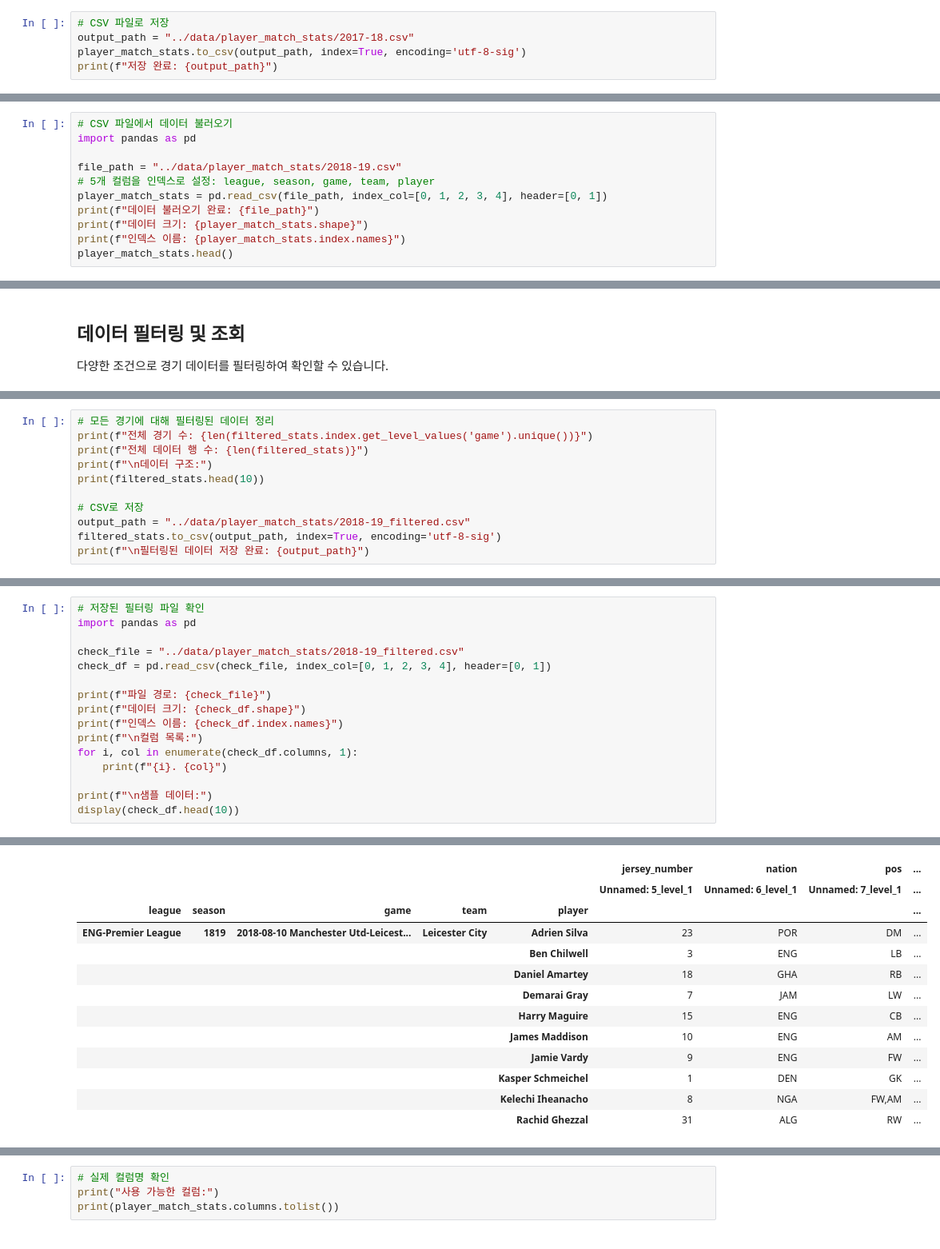
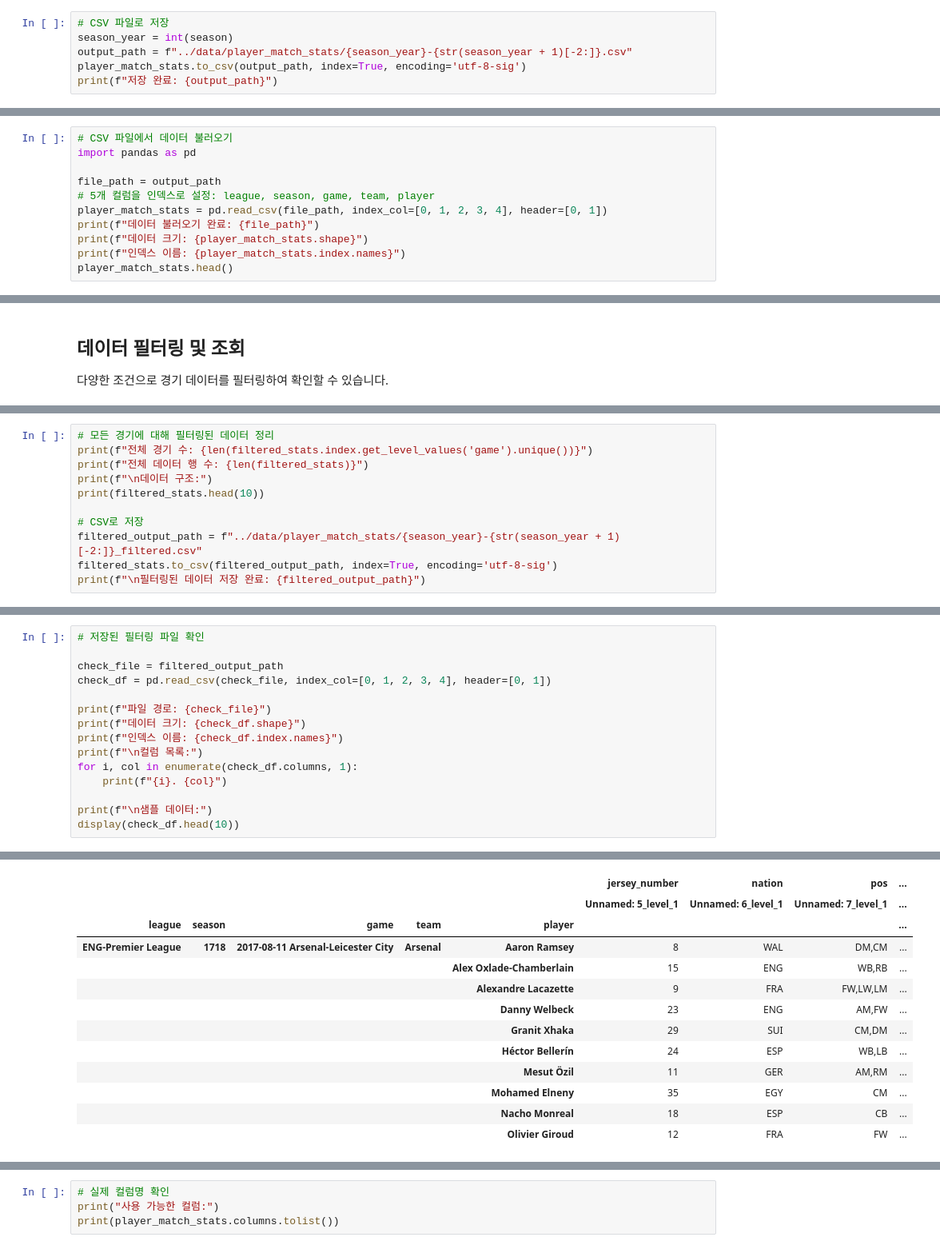
Before and after one commit to ryutt919/AIS, a Jupyter notebook: scripts/Soccerdata_scraper.ipynb, the cells around one changed output, grey strips where cells are left out. Shown: that part at 80% size. Cells and saved outputs as stored; diff of their text form.

```diff
--- a/scripts/Soccerdata_scraper.ipynb
+++ b/scripts/Soccerdata_scraper.ipynb
@@ -47,6 +32,7 @@ player_match_stats.head()
 # %%
 # CSV 파일로 저장
-output_path = "../data/player_match_stats/2017-18.csv"
+season_year = int(season)
+output_path = f"../data/player_match_stats/{season_year}-{str(season_year + 1)[-2:]}.csv"
 player_match_stats.to_csv(output_path, index=True, encoding='utf-8-sig')
 print(f"저장 완료: {output_path}")
 # %% [output]
@@ -55,7 +41,7 @@ print(f"저장 완료: {output_path}")
 # CSV 파일에서 데이터 불러오기
 import pandas as pd
 
-file_path = "../data/player_match_stats/2018-19.csv"
+file_path = output_path
 # 5개 컬럼을 인덱스로 설정: league, season, game, team, player
 player_match_stats = pd.read_csv(file_path, index_col=[0, 1, 2, 3, 4], header=[0, 1])
 print(f"데이터 불러오기 완료: {file_path}")
@@ -261,8 +245,8 @@ print(f"\n데이터 구조:")
 print(filtered_stats.head(10))
 
 # CSV로 저장
-output_path = "../data/player_match_stats/2018-19_filtered.csv"
-filtered_stats.to_csv(output_path, index=True, encoding='utf-8-sig')
-print(f"\n필터링된 데이터 저장 완료: {output_path}")
+filtered_output_path = f"../data/player_match_stats/{season_year}-{str(season_year + 1)[-2:]}_filtered.csv"
+filtered_stats.to_csv(filtered_output_path, index=True, encoding='utf-8-sig')
+print(f"\n필터링된 데이터 저장 완료: {filtered_output_path}")
 # %% [output]
 전체 경기 수: 380
@@ -285,8 +269,7 @@ ENG-Premier League 1819   2018-08-10 Manchester Utd-Leicester City Leicester Cit
 # %%
 # 저장된 필터링 파일 확인
-import pandas as pd
 
-check_file = "../data/player_match_stats/2018-19_filtered.csv"
+check_file = filtered_output_path
 check_df = pd.read_csv(check_file, index_col=[0, 1, 2, 3, 4], header=[0, 1])
 
 print(f"파일 경로: {check_file}")
@@ -304,33 +287,33 @@ display(check_df.head(10))
 인덱스 이름: ['league', 'season', 'game', 'team', 'player']
 
 컬럼 목록:
 1. ('jersey_number', 'Unnamed: 5_level_1')
 2. ('nation', 'Unnamed: 6_level_1')
 3. ('pos', 'Unnamed: 7_level_1')
 4. ('age', 'Unnamed: 8_level_1')
 5. ('Expected', 'xG')
 6. ('Expected', 'npxG')
 7. ('Expected', 'xAG')
 8. ('SCA', 'SCA')
 9. ('SCA', 'GCA')
 10. ('Carries', 'Carries')
 11. ('Carries', 'PrgC')
 12. ('game_id', 'Unnamed: 35_level_1')
 
 샘플 데이터:
 |  |  |  |  |  | jersey_number | nation | pos | ... |
 |  |  |  |  |  | Unnamed: 5_level_1 | Unnamed: 6_level_1 | Unnamed: 7_level_1 | ... |
 | league | season | game | team | player |  |  |  | ... |
-| ENG-Premier League | 1819 | 2018-08-10 Manchester Utd-Leicest... | Leicester City | Adrien Silva | 23 | POR | DM | ... |
-|  |  |  |  | Ben Chilwell | 3 | ENG | LB | ... |
-|  |  |  |  | Daniel Amartey | 18 | GHA | RB | ... |
-|  |  |  |  | Demarai Gray | 7 | JAM | LW | ... |
-|  |  |  |  | Harry Maguire | 15 | ENG | CB | ... |
-|  |  |  |  | James Maddison | 10 | ENG | AM | ... |
-|  |  |  |  | Jamie Vardy | 9 | ENG | FW | ... |
-|  |  |  |  | Kasper Schmeichel | 1 | DEN | GK | ... |
-|  |  |  |  | Kelechi Iheanacho | 8 | NGA | FW,AM | ... |
-|  |  |  |  | Rachid Ghezzal | 31 | ALG | RW | ... |
+| ENG-Premier League | 1718 | 2017-08-11 Arsenal-Leicester City | Arsenal | Aaron Ramsey | 8 | WAL | DM,CM | ... |
+|  |  |  |  | Alex Oxlade-Chamberlain | 15 | ENG | WB,RB | ... |
+|  |  |  |  | Alexandre Lacazette | 9 | FRA | FW,LW,LM | ... |
+|  |  |  |  | Danny Welbeck | 23 | ENG | AM,FW | ... |
+|  |  |  |  | Granit Xhaka | 29 | SUI | CM,DM | ... |
+|  |  |  |  | Héctor Bellerín | 24 | ESP | WB,LB | ... |
+|  |  |  |  | Mesut Özil | 11 | GER | AM,RM | ... |
+|  |  |  |  | Mohamed Elneny | 35 | EGY | CM | ... |
+|  |  |  |  | Nacho Monreal | 18 | ESP | CB | ... |
+|  |  |  |  | Olivier Giroud | 12 | FRA | FW | ... |
 # %%
 # 총 게임 수 확인
 unique_games = check_df.index.get_level_values('game').unique()
```
Also changed, not shown: parts of 10 cells of this notebook, 2 other files.
